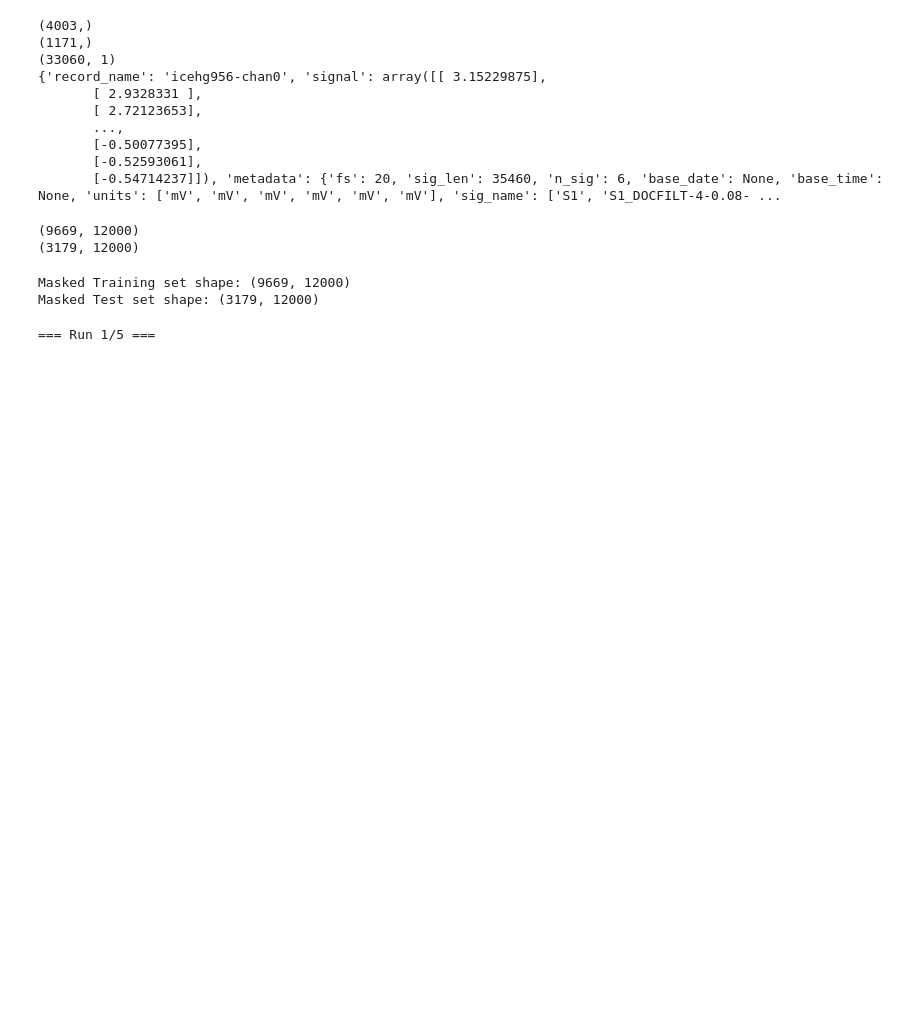
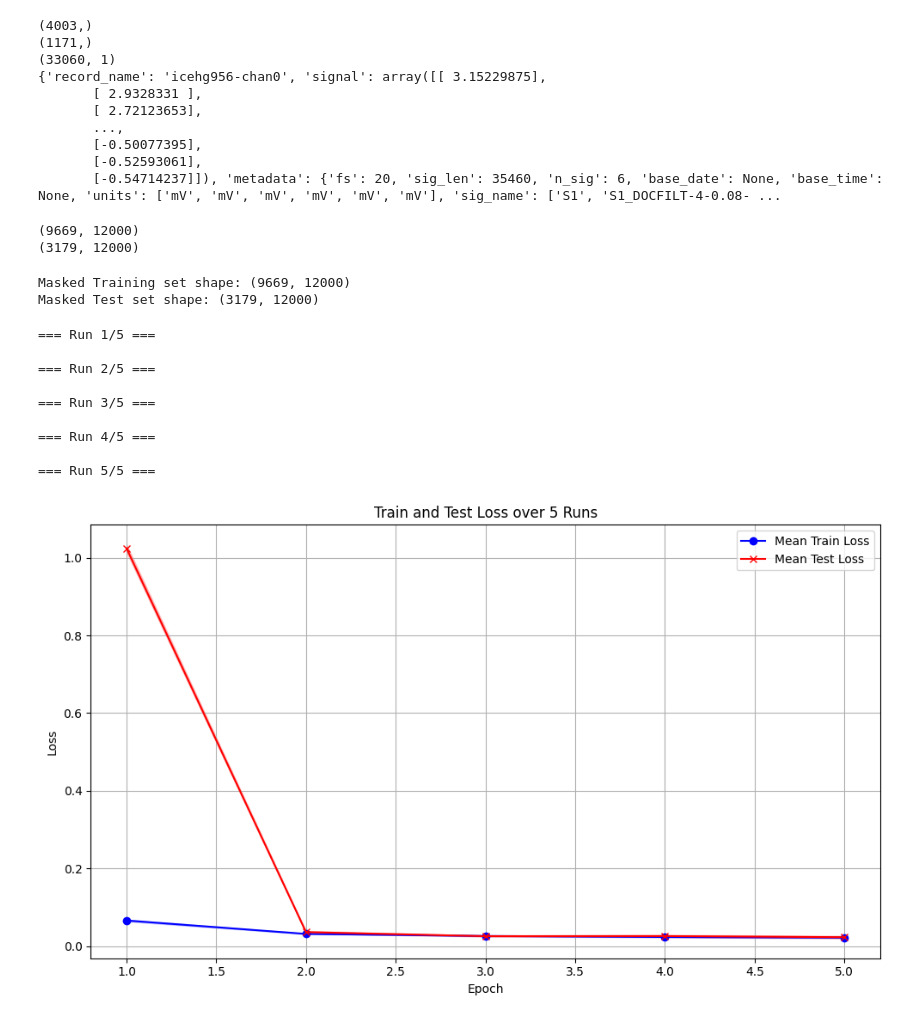
Before and after one commit to noorwertheim/Master-Thesis, a Jupyter notebook: notebooks/FCMAE_multiple_init.ipynb, the cells around one changed output. Cells and saved outputs as stored; diff of their text form; code cells hidden in the pictures; blank space fills up the shorter version.

```diff
--- a/notebooks/FCMAE_multiple_init.ipynb
+++ b/notebooks/FCMAE_multiple_init.ipynb
@@ -22,9 +23,9 @@ from FCMAE_model import FCMAE, ConvNeXtBlock1D
 # Set hyperparameters
 num_epochs = 5
 num_blocks = 5
-kernel_size = 9
-base_dim = 128
-learning_rate = 3.57844559759971e-05
+kernel_size = 7
+base_dim = 32
+learning_rate =  0.00016938000495408888
 batch_size = 16
 # %%
 train_file = os.path.join(univariate_data_path, 'merged_univariate_no_PCA_train.npy')
@@ -255,31 +256,40 @@ plt.fill_between(epochs,
                  mean_test_losses + std_test_losses,
                  color="red", alpha=0.2)
 
 plt.xlabel("Epoch")
 plt.ylabel("Loss")
 plt.title(f"Train and Test Loss over {num_repeats} Runs")
 plt.legend()
 plt.grid(True)
 plt.tight_layout()
 plt.show()
 
 # --- Print summary ---
 print("\nFinal Test Loss per run:")
 for i, loss in enumerate(final_test_losses):
     print(f"Run {i+1}: Final Test Loss = {loss:.4f}")
 
 print(f"\nAverage Final Test Loss: {np.mean(final_test_losses):.4f}")
 print(f"Std of Final Test Loss: {np.std(final_test_losses):.4f}")
 
 # --- Saving the best model ---
 best_run_idx = np.argmin(final_test_losses)  # Run with lowest final test loss
 best_model = models[best_run_idx]
 
 # Save only the encoder part
-encoder_path = os.path.join(models_path, 'FCMAE_encoder_no_PCA_gpu_normalized.pth')
+encoder_path = os.path.join(models_path, 'FCMAE_encoder_no_PCA_gpu_normalized_correct.pth')
 torch.save(best_model.state_dict(), encoder_path)
 
 print(f"\nBest model was from Run {best_run_idx+1} with Final Test Loss = {final_test_losses[best_run_idx]:.4f}")
 print(f"Model encoder saved to {encoder_path}")
 # %% [output]
 === Run 1/5 ===
+
+=== Run 2/5 ===
+
+=== Run 3/5 ===
+
+=== Run 4/5 ===
+
+=== Run 5/5 ===
+[figure, added]
```
Also changed, not shown: parts of 2 cells of this notebook, 3 other files.
